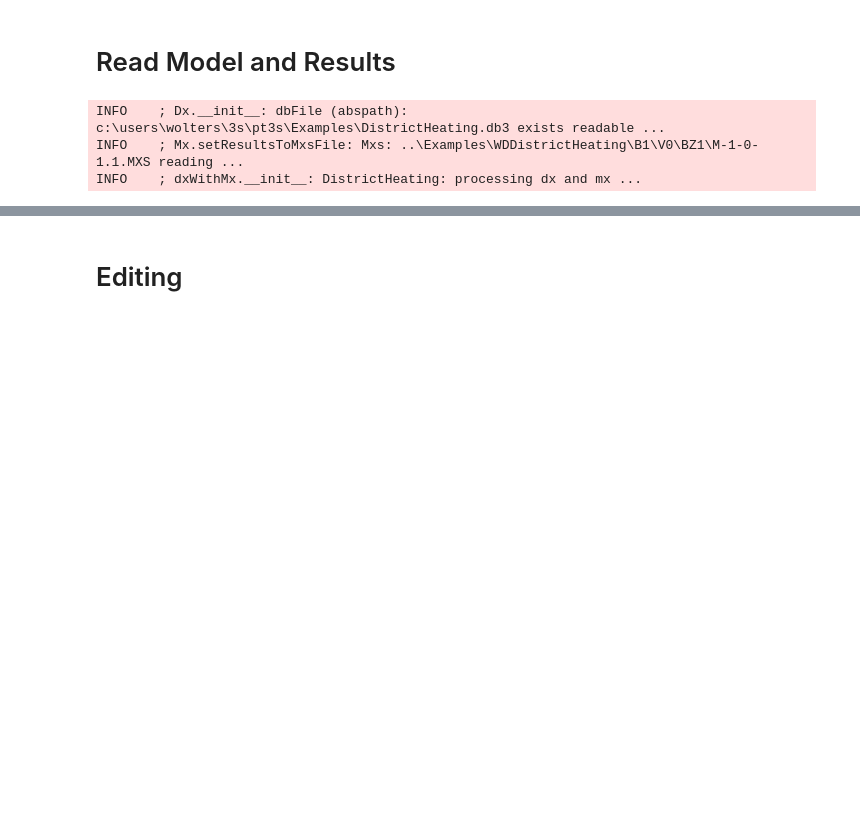
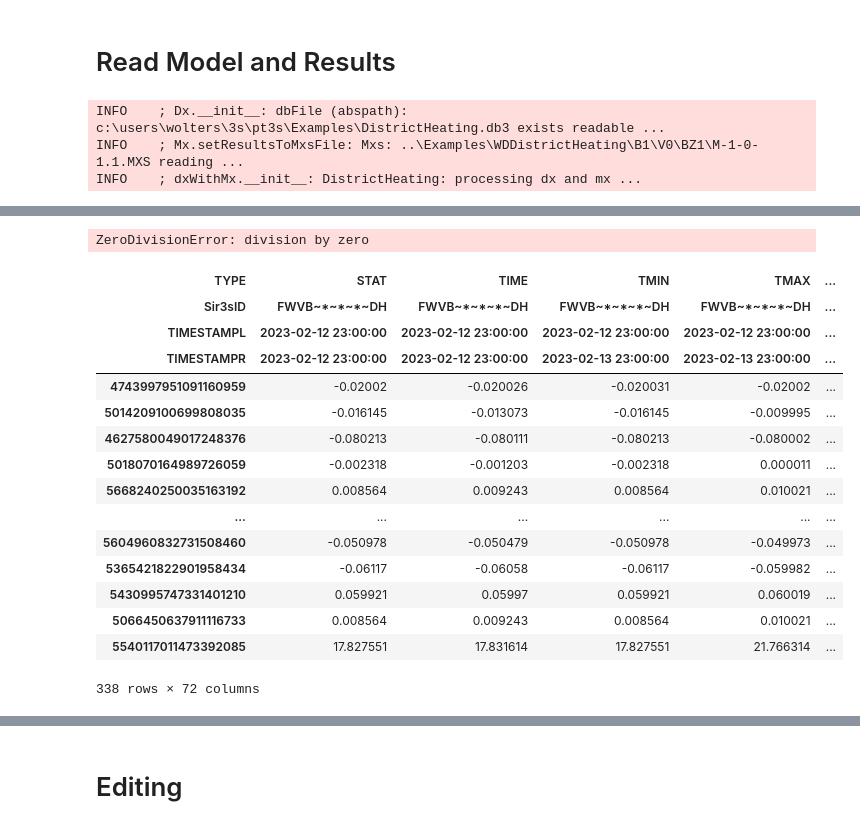
Before and after one commit to 3SConsult/PT3S, a Jupyter notebook: docs/Example3.ipynb, the cells around one changed output, grey strips where cells are left out. Drawn from its saved outputs; the diff is of its cells as text; code cells hidden in the pictures; blank space fills up the shorter version.

```diff
--- a/docs/Example3.ipynb
+++ b/docs/Example3.ipynb
@@ -127,0 +102,23 @@ ZeroDivisionError: division by zero
+# %%
+1/0
+# %% [output]
+ZeroDivisionError: division by zero
+# %%
+m.mx.getVecAggsResultsForObjectType('^FWVB')
+# %% [output]
+| TYPE | STAT | TIME | TMIN | TMAX | ... |
+| Sir3sID | FWVB~*~*~*~DH | FWVB~*~*~*~DH | FWVB~*~*~*~DH | FWVB~*~*~*~DH | ... |
+| TIMESTAMPL | 2023-02-12 23:00:00 | 2023-02-12 23:00:00 | 2023-02-12 23:00:00 | 2023-02-12 23:00:00 | ... |
+| TIMESTAMPR | 2023-02-12 23:00:00 | 2023-02-12 23:00:00 | 2023-02-13 23:00:00 | 2023-02-13 23:00:00 | ... |
+| 4743997951091160959 | -0.02002 | -0.020026 | -0.020031 | -0.02002 | ... |
+| 5014209100699808035 | -0.016145 | -0.013073 | -0.016145 | -0.009995 | ... |
+| 4627580049017248376 | -0.080213 | -0.080111 | -0.080213 | -0.080002 | ... |
+| 5018070164989726059 | -0.002318 | -0.001203 | -0.002318 | 0.000011 | ... |
+| 5668240250035163192 | 0.008564 | 0.009243 | 0.008564 | 0.010021 | ... |
+| ... | ... | ... | ... | ... | ... |
+| 5604960832731508460 | -0.050978 | -0.050479 | -0.050978 | -0.049973 | ... |
+| 5365421822901958434 | -0.06117 | -0.06058 | -0.06117 | -0.059982 | ... |
+| 5430995747331401210 | 0.059921 | 0.05997 | 0.059921 | 0.060019 | ... |
+| 5066450637911116733 | 0.008564 | 0.009243 | 0.008564 | 0.010021 | ... |
+| 5540117011473392085 | 17.827551 | 17.831614 | 17.827551 | 21.766314 | ... |
+338 rows × 72 columns
```
Also changed, not shown: parts of 30 cells of this notebook, 10 other files.
